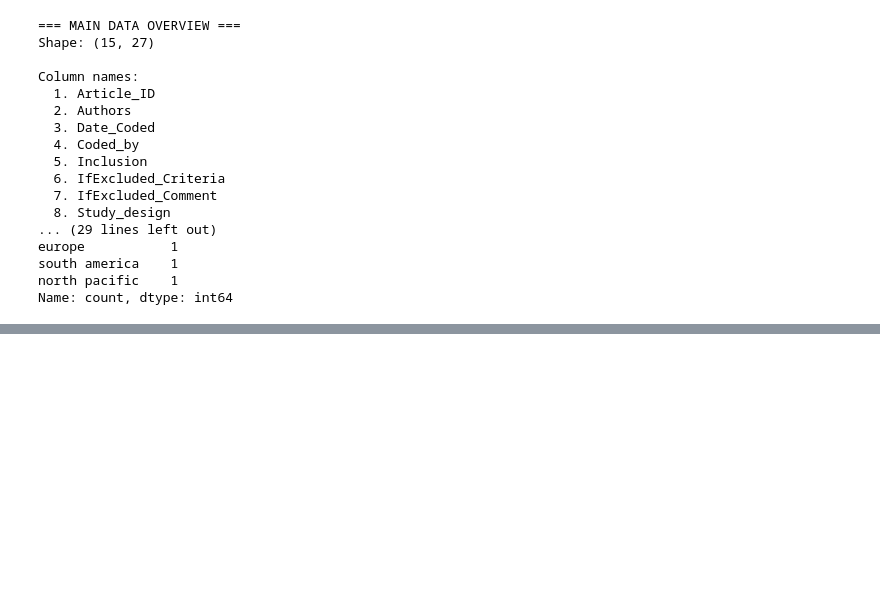
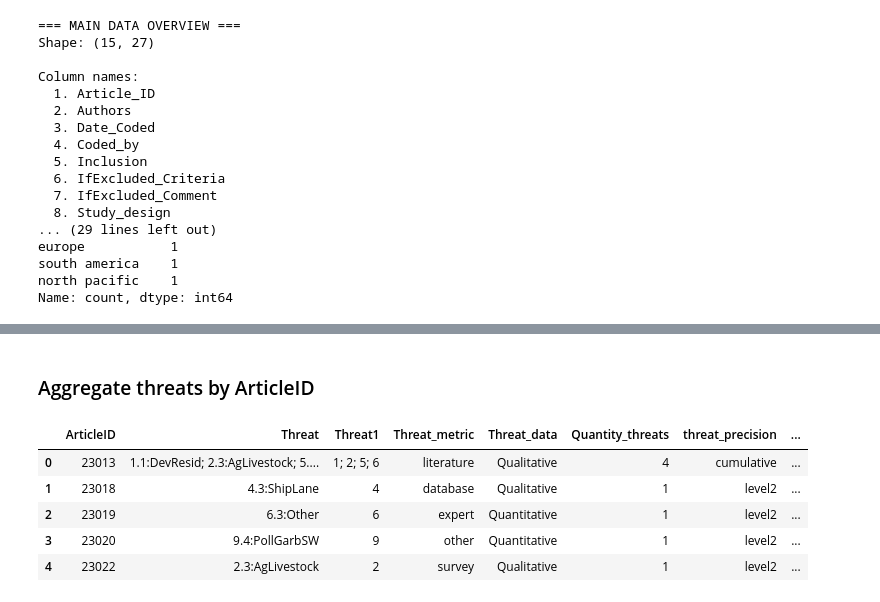
Before and after one commit to Biodiversity-Literature-Dashboard/Main_Repository, a Jupyter notebook: notebooks/data_exploration.ipynb, the cells around one changed output, grey strips where cells are left out. Saved outputs shown, nothing was run; the diff lists cells and outputs as text; code cells hidden in the pictures; blank space fills up the shorter version.

```diff
--- a/notebooks/data_exploration.ipynb
+++ b/notebooks/data_exploration.ipynb
@@ -349,0 +415,26 @@ else:
+# %% [markdown]
+### Aggregate threats by ArticleID
+# %%
+df_threats_agg = (
+    df_threats_small.groupby("ArticleID", as_index=False)
+    .agg({
+        "Threat": lambda x: "; ".join(sorted(set(x.dropna().astype(str)))),
+        "Threat1": lambda x: "; ".join(sorted(set(x.dropna().astype(str)))),
+        "Threat_metric": lambda x: "; ".join(sorted(set(x.dropna().astype(str)))),
+        "Threat_data": lambda x: "; ".join(sorted(set(x.dropna().astype(str)))),
+        "Quantity_threats": lambda x: "; ".join(sorted(set(x.dropna().astype(str)))),
+        "threat_precision": lambda x: "; ".join(sorted(set(x.dropna().astype(str)))),
+        "threat_database": lambda x: "; ".join(sorted(set(x.dropna().astype(str)))),
+        "Threat_decoded": lambda x: "; ".join(sorted(set(x.dropna().astype(str)))),
+        "Threat1_decoded": lambda x: "; ".join(sorted(set(x.dropna().astype(str))))
+    })
+)
+
+df_threats_agg.head()
+# %% [output]
+|  | ArticleID | Threat | Threat1 | Threat_metric | Threat_data | Quantity_threats | threat_precision | ... |
+| 0 | 23013 | 1.1:DevResid; 2.3:AgLivestock; 5.... | 1; 2; 5; 6 | literature | Qualitative | 4 | cumulative | ... |
+| 1 | 23018 | 4.3:ShipLane | 4 | database | Qualitative | 1 | level2 | ... |
+| 2 | 23019 | 6.3:Other | 6 | expert | Quantitative | 1 | level2 | ... |
+| 3 | 23020 | 9.4:PollGarbSW | 9 | other | Quantitative | 1 | level2 | ... |
+| 4 | 23022 | 2.3:AgLivestock | 2 | survey | Qualitative | 1 | level2 | ... |
```
Also changed, not shown: parts of 15 cells of this notebook, 1 other file.
